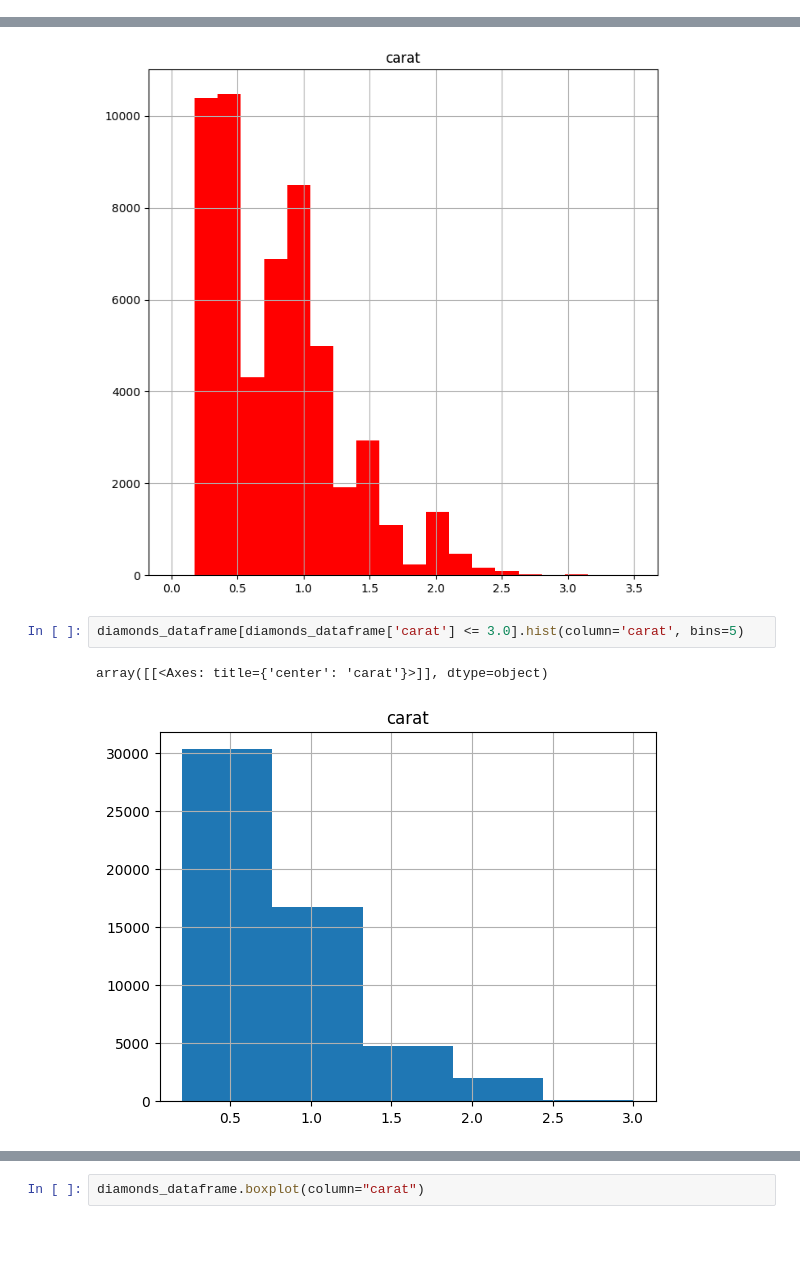
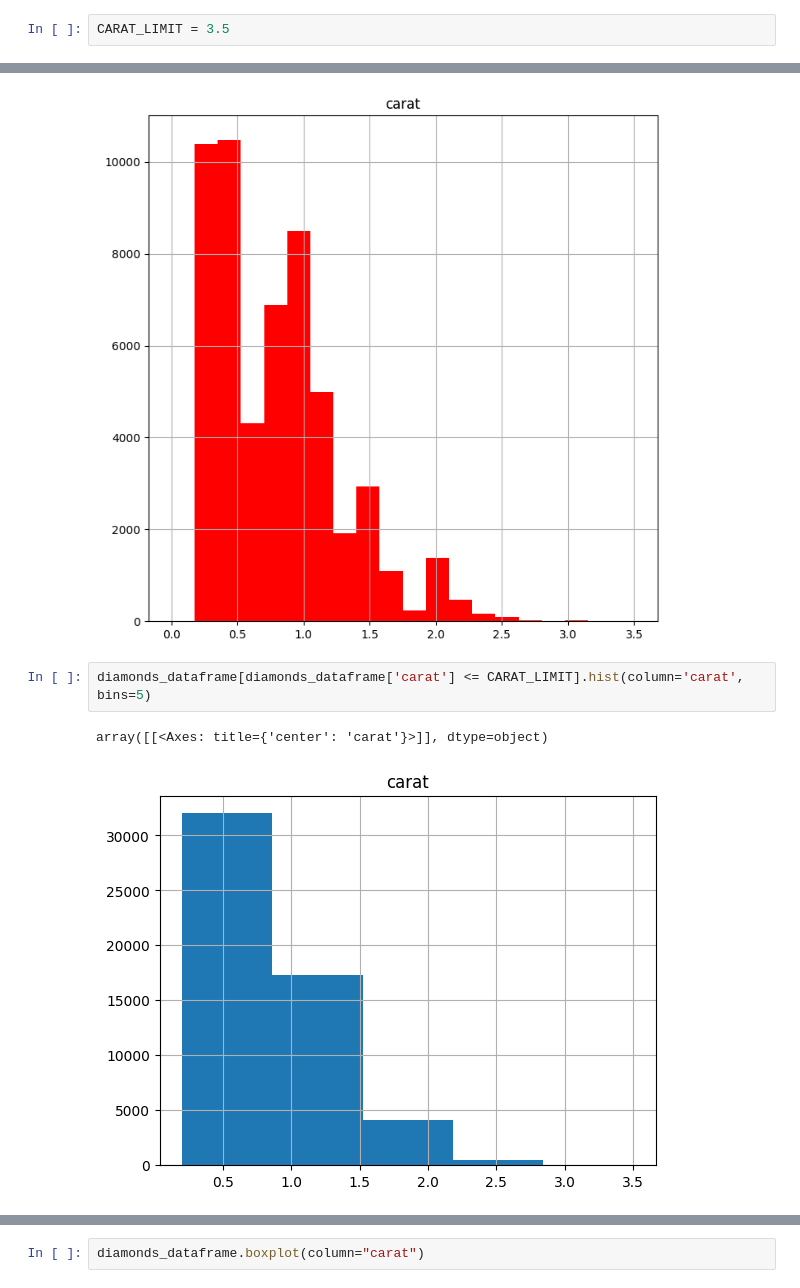
Before and after one commit to Javacream/org.javacream.training.python, a Jupyter notebook: programme/Woche9/diamonds/diamonds_analysis.ipynb, the cells around one changed output, grey strips where cells are left out. Drawn from its saved outputs; the diff is of its cells as text; blank space fills up the shorter version.

Commit message:
Finish Diamonds

```diff
--- a/programme/Woche9/diamonds/diamonds_analysis.ipynb
+++ b/programme/Woche9/diamonds/diamonds_analysis.ipynb
@@ -184,0 +187,2 @@ array([[<Axes: title={'center': 'carat'}>]], dtype=object)
+# %%
+CARAT_LIMIT = 3.5
@@ -194,8 +230,8 @@ diamonds_dataframe.hist(column="carat",
 array([[<Axes: title={'center': 'carat'}>]], dtype=object)
 [figure]
 # %%
-diamonds_dataframe[diamonds_dataframe['carat'] <= 3.0].hist(column='carat', bins=5)
+diamonds_dataframe[diamonds_dataframe['carat'] <= CARAT_LIMIT].hist(column='carat', bins=5)
 # %% [output]
 array([[<Axes: title={'center': 'carat'}>]], dtype=object)
-[figure, old version]
+[figure, new version]
 # %%
```
Also changed, not shown: parts of 10 cells of this notebook.
